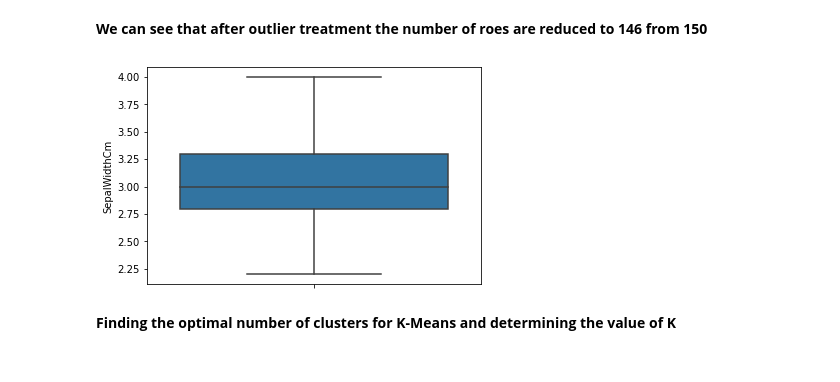
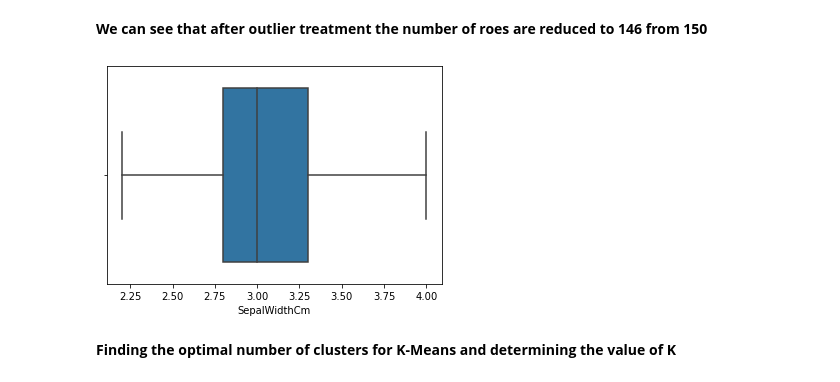
Before and after one commit to ShahDhwani/Task-2-Prediction-using-Unsupervised-ML, a Jupyter notebook: Task-2_Internship.ipynb, the cells around one changed output. Drawn from its saved outputs; the diff is of its cells as text; code cells hidden in the pictures.

Commit message:
Prediction using Unsupervised ML
From the given dataset, predict the optimum number of clusters and represent it visually using K-means Clustering

```diff
--- a/Task-2_Internship.ipynb
+++ b/Task-2_Internship.ipynb
@@ -98,10 +101,10 @@ data.shape
 # %% [markdown]
 **We can see that after outlier treatment the number of roes are reduced to 146 from 150**
 # %%
-sns.boxplot(y=data['SepalWidthCm'])
+sns.boxplot(x=data['SepalWidthCm'])
 plt.show()
 # %% [output]
-[figure, old version]
+[figure, new version]
 # %% [markdown]
 **Finding the optimal number of clusters for K-Means and determining the value of K**
 # %%
```
Also changed, not shown: parts of 1 cell of this notebook.
